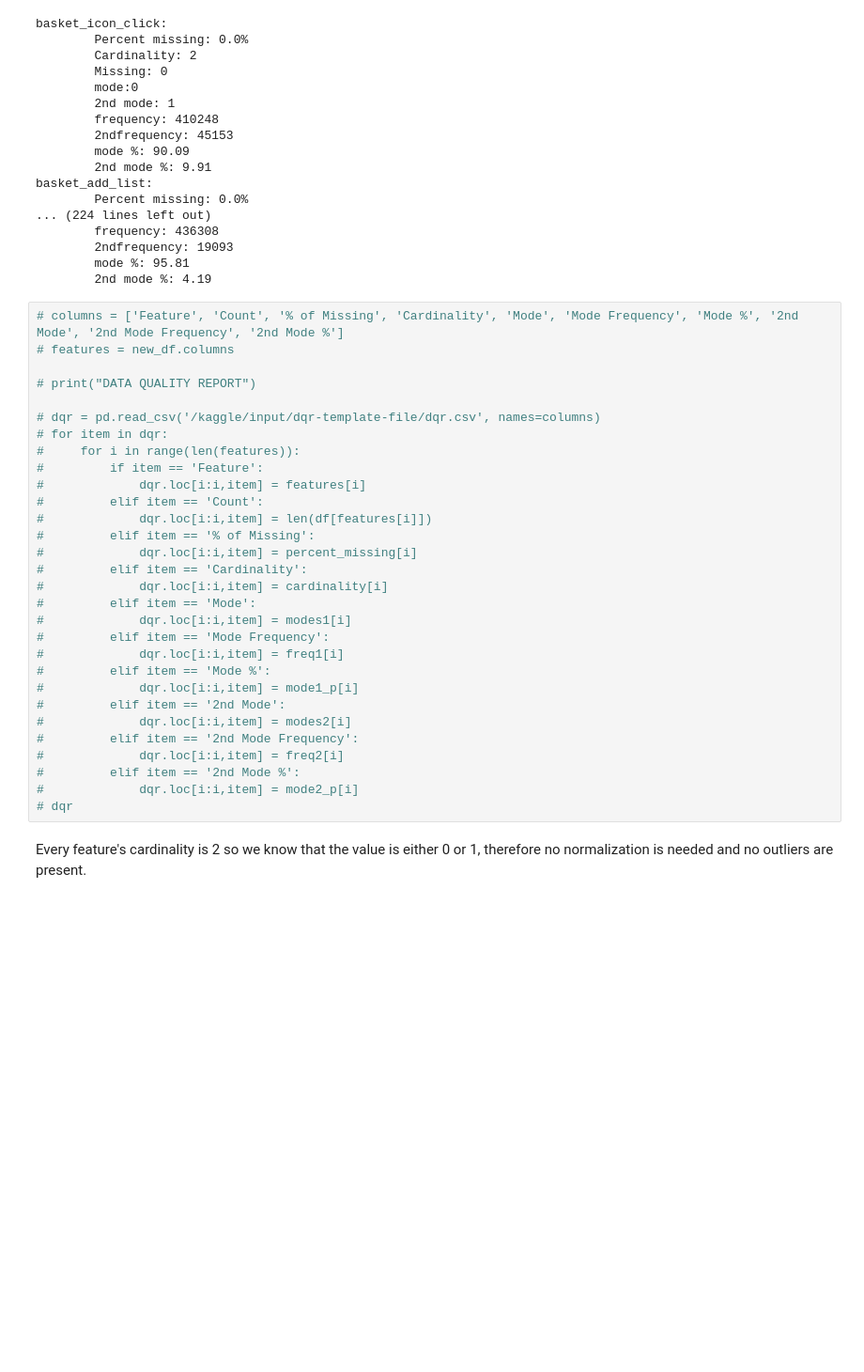
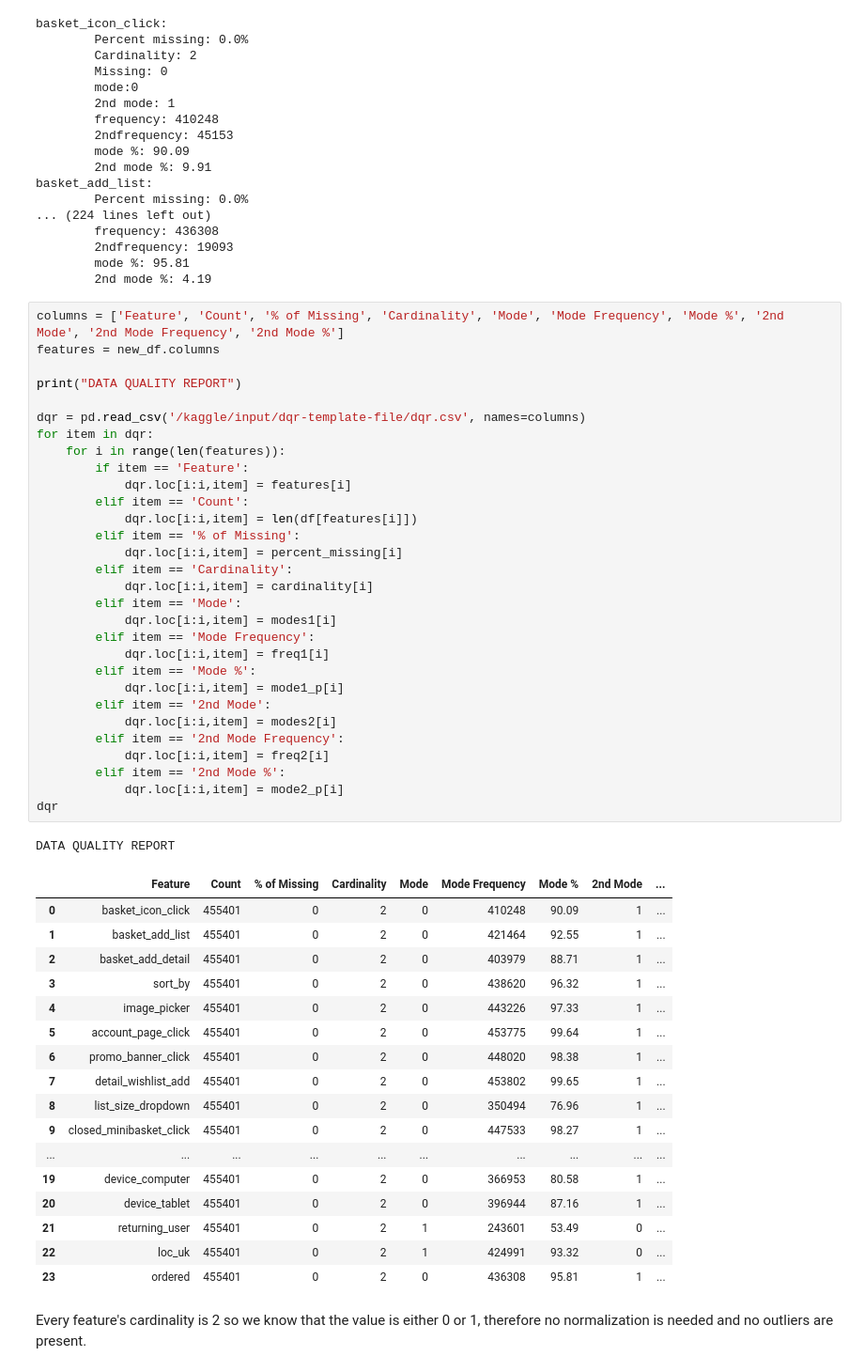
Before and after one commit to Snydeer/DataSciencePodj, a Jupyter notebook: datascineceproj.ipynb, the cells around one changed output. Shown at 94% size. Cells and saved outputs as stored; diff of their text form; blank space fills up the shorter version.

```diff
--- a/datascineceproj.ipynb
+++ b/datascineceproj.ipynb
@@ -114,34 +105,53 @@ basket_add_list:
         mode %: 95.81
         2nd mode %: 4.19
 # %%
-# columns = ['Feature', 'Count', '% of Missing', 'Cardinality', 'Mode', 'Mode Frequency', 'Mode %', '2nd Mode', '2nd Mode Frequency', '2nd Mode %']
-# features = new_df.columns
+columns = ['Feature', 'Count', '% of Missing', 'Cardinality', 'Mode', 'Mode Frequency', 'Mode %', '2nd Mode', '2nd Mode Frequency', '2nd Mode %']
+features = new_df.columns
 
-# print("DATA QUALITY REPORT")
+print("DATA QUALITY REPORT")
 
-# dqr = pd.read_csv('/kaggle/input/dqr-template-file/dqr.csv', names=columns)
-# for item in dqr:
-#     for i in range(len(features)):
-#         if item == 'Feature':
-#             dqr.loc[i:i,item] = features[i]
-#         elif item == 'Count':
-#             dqr.loc[i:i,item] = len(df[features[i]])
-#         elif item == '% of Missing':
-#             dqr.loc[i:i,item] = percent_missing[i]
-#         elif item == 'Cardinality':
-#             dqr.loc[i:i,item] = cardinality[i]
-#         elif item == 'Mode':
-#             dqr.loc[i:i,item] = modes1[i]
-#         elif item == 'Mode Frequency':
-#             dqr.loc[i:i,item] = freq1[i]
-#         elif item == 'Mode %':
-#             dqr.loc[i:i,item] = mode1_p[i]
-#         elif item == '2nd Mode':
-#             dqr.loc[i:i,item] = modes2[i]
-#         elif item == '2nd Mode Frequency':
-#             dqr.loc[i:i,item] = freq2[i]
-#         elif item == '2nd Mode %':
-#             dqr.loc[i:i,item] = mode2_p[i]
-# dqr
+dqr = pd.read_csv('/kaggle/input/dqr-template-file/dqr.csv', names=columns)
+for item in dqr:
+    for i in range(len(features)):
+        if item == 'Feature':
+            dqr.loc[i:i,item] = features[i]
+        elif item == 'Count':
+            dqr.loc[i:i,item] = len(df[features[i]])
+        elif item == '% of Missing':
+            dqr.loc[i:i,item] = percent_missing[i]
+        elif item == 'Cardinality':
+            dqr.loc[i:i,item] = cardinality[i]
+        elif item == 'Mode':
+            dqr.loc[i:i,item] = modes1[i]
+        elif item == 'Mode Frequency':
+            dqr.loc[i:i,item] = freq1[i]
+        elif item == 'Mode %':
+            dqr.loc[i:i,item] = mode1_p[i]
+        elif item == '2nd Mode':
+            dqr.loc[i:i,item] = modes2[i]
+        elif item == '2nd Mode Frequency':
+            dqr.loc[i:i,item] = freq2[i]
+        elif item == '2nd Mode %':
+            dqr.loc[i:i,item] = mode2_p[i]
+dqr
+# %% [output]
+DATA QUALITY REPORT
+|  | Feature | Count | % of Missing | Cardinality | Mode | Mode Frequency | Mode % | 2nd Mode | ... |
+| 0 | basket_icon_click | 455401 | 0 | 2 | 0 | 410248 | 90.09 | 1 | ... |
+| 1 | basket_add_list | 455401 | 0 | 2 | 0 | 421464 | 92.55 | 1 | ... |
+| 2 | basket_add_detail | 455401 | 0 | 2 | 0 | 403979 | 88.71 | 1 | ... |
+| 3 | sort_by | 455401 | 0 | 2 | 0 | 438620 | 96.32 | 1 | ... |
+| 4 | image_picker | 455401 | 0 | 2 | 0 | 443226 | 97.33 | 1 | ... |
+| 5 | account_page_click | 455401 | 0 | 2 | 0 | 453775 | 99.64 | 1 | ... |
+| 6 | promo_banner_click | 455401 | 0 | 2 | 0 | 448020 | 98.38 | 1 | ... |
+| 7 | detail_wishlist_add | 455401 | 0 | 2 | 0 | 453802 | 99.65 | 1 | ... |
+| 8 | list_size_dropdown | 455401 | 0 | 2 | 0 | 350494 | 76.96 | 1 | ... |
+| 9 | closed_minibasket_click | 455401 | 0 | 2 | 0 | 447533 | 98.27 | 1 | ... |
+| ... | ... | ... | ... | ... | ... | ... | ... | ... | ... |
+| 19 | device_computer | 455401 | 0 | 2 | 0 | 366953 | 80.58 | 1 | ... |
+| 20 | device_tablet | 455401 | 0 | 2 | 0 | 396944 | 87.16 | 1 | ... |
+| 21 | returning_user | 455401 | 0 | 2 | 1 | 243601 | 53.49 | 0 | ... |
+| 22 | loc_uk | 455401 | 0 | 2 | 1 | 424991 | 93.32 | 0 | ... |
+| 23 | ordered | 455401 | 0 | 2 | 0 | 436308 | 95.81 | 1 | ... |
 # %% [markdown]
 Every feature's cardinality is 2 so we know that the value is either 0 or 1, therefore no normalization is needed and no outliers are present.
```
Also changed, not shown: parts of 55 cells of this notebook.
